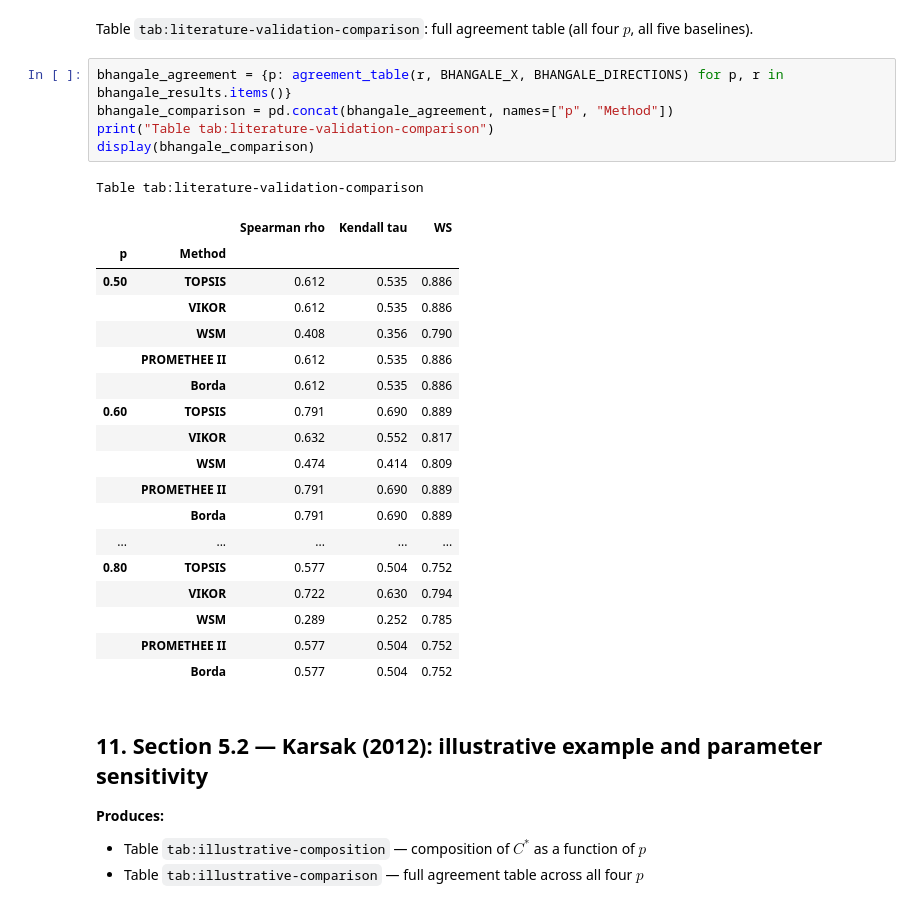
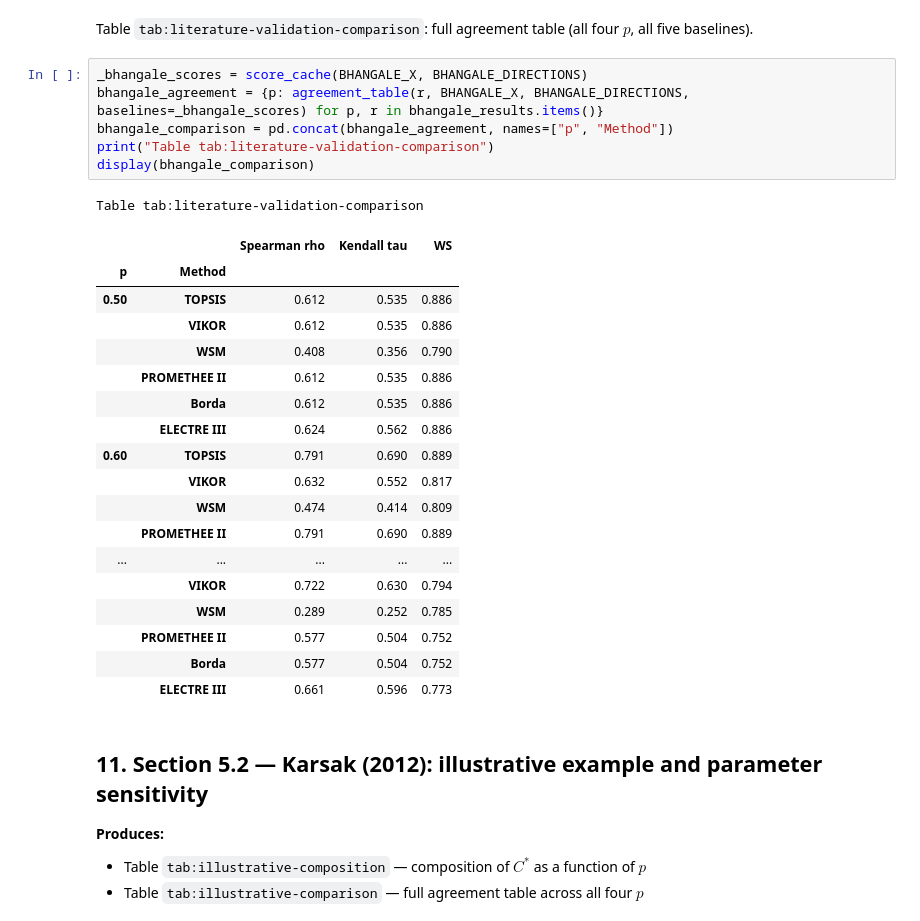
Before and after one commit to elsedik-lamini/IQIS_MCDM_0826, a Jupyter notebook: reproducibility.ipynb, the cells around one changed output. Saved outputs shown, nothing was run; the diff lists cells and outputs as text.

```diff
--- a/reproducibility.ipynb
+++ b/reproducibility.ipynb
@@ -914,30 +1016,31 @@ Table tab:literature-validation-p50
 Table `tab:literature-validation-comparison`: full agreement table (all four $p$,
 all five baselines).
 # %%
-bhangale_agreement = {p: agreement_table(r, BHANGALE_X, BHANGALE_DIRECTIONS) for p, r in bhangale_results.items()}
+_bhangale_scores = score_cache(BHANGALE_X, BHANGALE_DIRECTIONS)
+bhangale_agreement = {p: agreement_table(r, BHANGALE_X, BHANGALE_DIRECTIONS, baselines=_bhangale_scores) for p, r in bhangale_results.items()}
 bhangale_comparison = pd.concat(bhangale_agreement, names=["p", "Method"])
 print("Table tab:literature-validation-comparison")
 display(bhangale_comparison)
 # %% [output]
 Table tab:literature-validation-comparison
 |  |  | Spearman rho | Kendall tau | WS |
 | p | Method |  |  |  |
 | 0.50 | TOPSIS | 0.612 | 0.535 | 0.886 |
 |  | VIKOR | 0.612 | 0.535 | 0.886 |
 |  | WSM | 0.408 | 0.356 | 0.790 |
 |  | PROMETHEE II | 0.612 | 0.535 | 0.886 |
 |  | Borda | 0.612 | 0.535 | 0.886 |
+|  | ELECTRE III | 0.624 | 0.562 | 0.886 |
 | 0.60 | TOPSIS | 0.791 | 0.690 | 0.889 |
 |  | VIKOR | 0.632 | 0.552 | 0.817 |
 |  | WSM | 0.474 | 0.414 | 0.809 |
 |  | PROMETHEE II | 0.791 | 0.690 | 0.889 |
-|  | Borda | 0.791 | 0.690 | 0.889 |
 | ... | ... | ... | ... | ... |
-| 0.80 | TOPSIS | 0.577 | 0.504 | 0.752 |
 |  | VIKOR | 0.722 | 0.630 | 0.794 |
 |  | WSM | 0.289 | 0.252 | 0.785 |
 |  | PROMETHEE II | 0.577 | 0.504 | 0.752 |
 |  | Borda | 0.577 | 0.504 | 0.752 |
+|  | ELECTRE III | 0.661 | 0.596 | 0.773 |
 # %% [markdown]
 ## 11. Section 5.2 — Karsak (2012): illustrative example and parameter sensitivity
 
```
Also changed, not shown: parts of 39 cells of this notebook, 7 other files.
